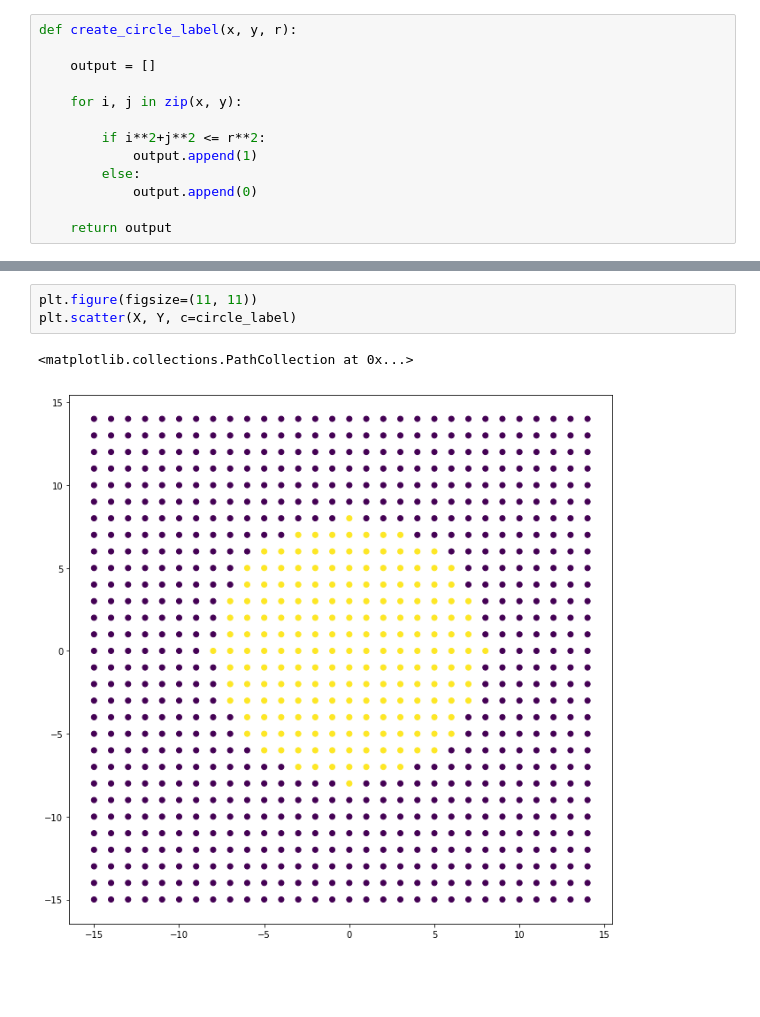
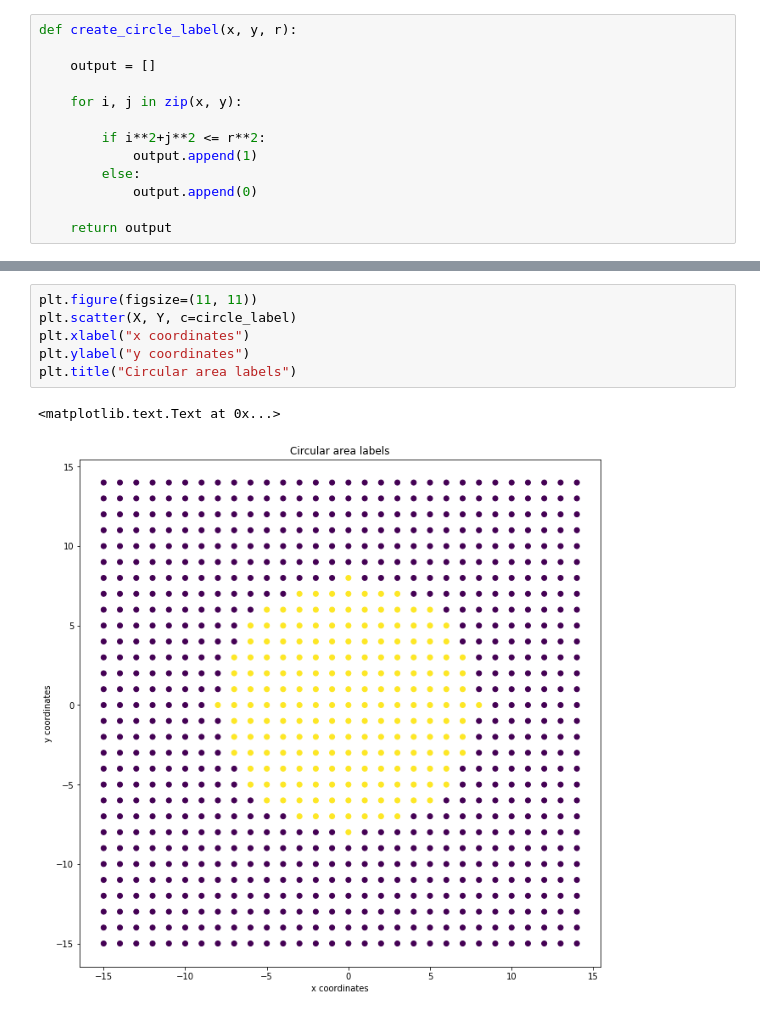
Before and after one commit to AiDevNepal/ai-saturdays-workshop-2, a Jupyter notebook: 2d_scatter_plot.ipynb, the cells around one changed output, grey strips where cells are left out. Saved outputs shown, nothing was run; the diff lists cells and outputs as text; blank space fills up the shorter version.

```diff
--- a/2d_scatter_plot.ipynb
+++ b/2d_scatter_plot.ipynb
@@ -133,6 +71,9 @@ circle_label
 # %%
 plt.figure(figsize=(11, 11))
 plt.scatter(X, Y, c=circle_label)
+plt.xlabel("x coordinates")
+plt.ylabel("y coordinates")
+plt.title("Circular area labels")
 # %% [output]
-<matplotlib.collections.PathCollection at 0x...>
+<matplotlib.text.Text at 0x...>
-[figure, old version]
+[figure, new version]
```
Also changed, not shown: parts of 6 cells of this notebook.
